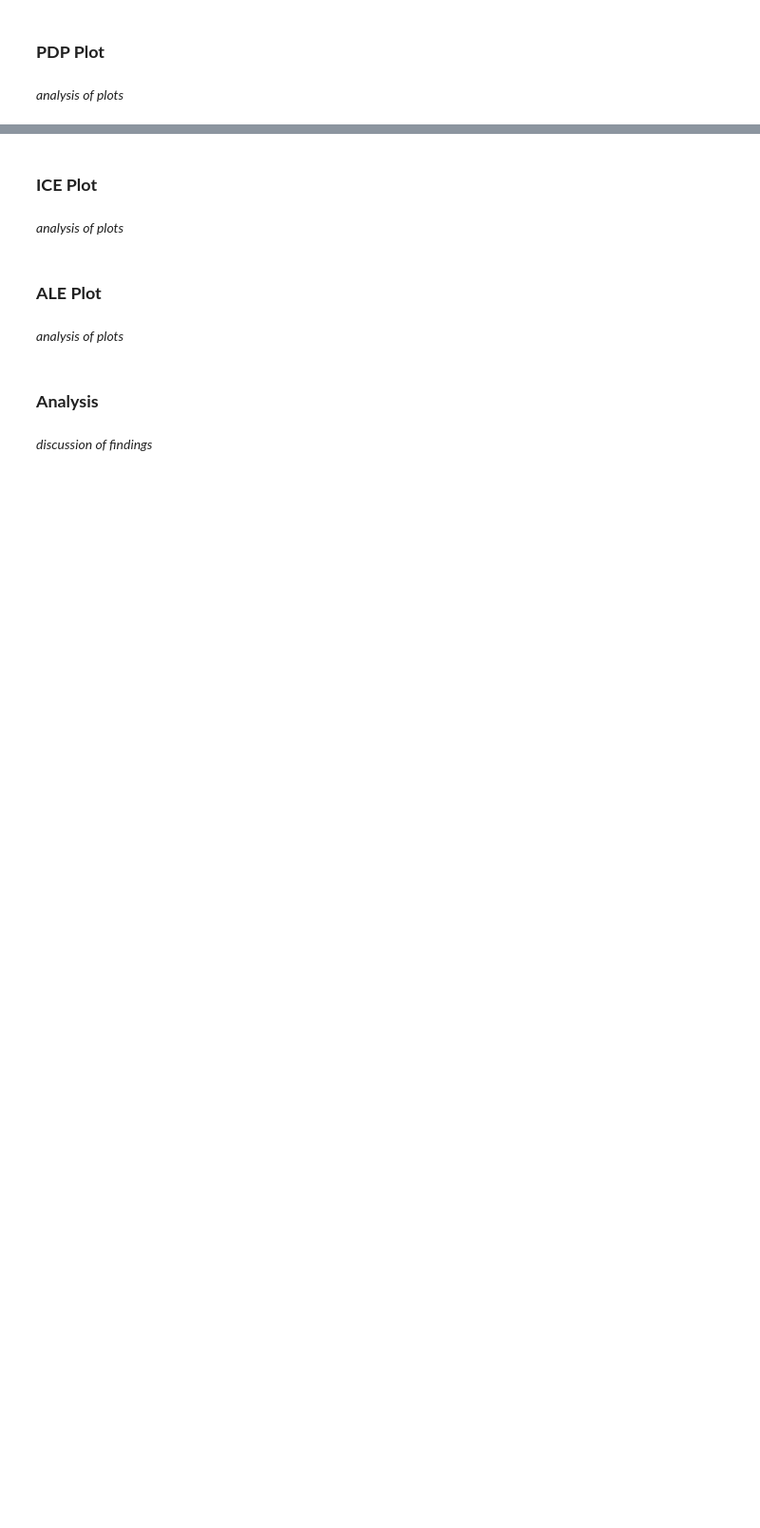
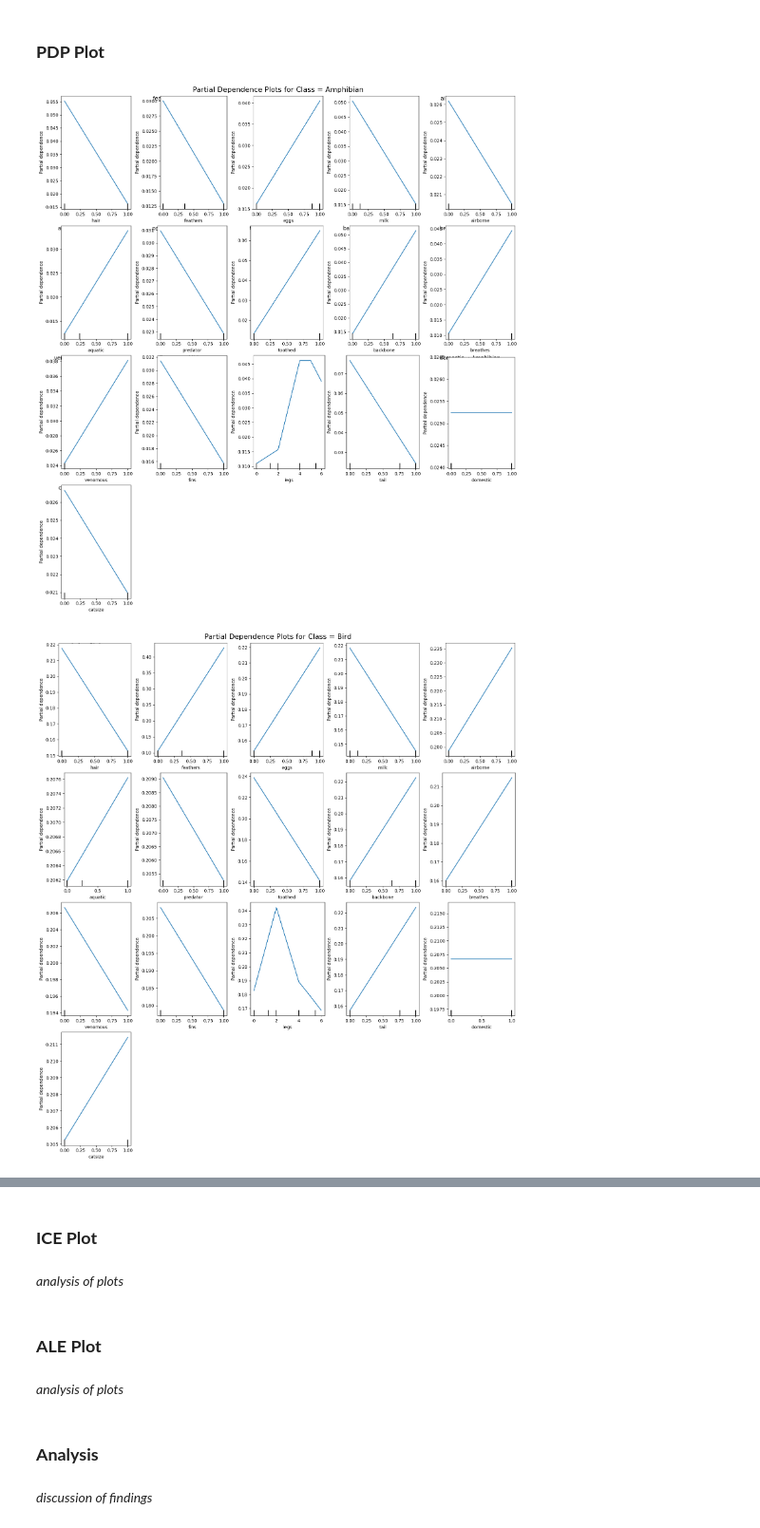
Before and after one commit to Mkhan13/XAI, a Jupyter notebook: explainable_techniques_II.ipynb, the cells around one changed output, grey strips where cells are left out. Shown at 95% size. Drawn from its saved outputs; the diff is of its cells as text; code cells hidden in the pictures; blank space fills up the shorter version.

Commit message:
pdp plots

```diff
--- a/explainable_techniques_II.ipynb
+++ b/explainable_techniques_II.ipynb
@@ -75,0 +85,11 @@ print(zoo_df.head())
+# %%
+# Prepare features and target
+X = zoo_df.drop(columns=["animal_name", "class_type"])
+y = zoo_df["class_type"]
+
+# Train/test split
+X_train, X_test, y_train, y_test = train_test_split(X, y, test_size=0.2, random_state=42, stratify=y) # Stratify to avoid class imbalance
+# %%
+# Train model
+model = RandomForestClassifier(n_estimators=100, random_state=42)
+model.fit(X_train, y_train)
@@ -76,4 +98,23 @@ print(zoo_df.head())
 # %% [markdown]
 ### **PDP Plot**
-# %% [markdown]
-*analysis of plots*
+# %%
+feature_names = X.columns.tolist() # Get all features
+class_labels = model.classes_ # Get all target classes
+
+# Create PDP plots for each feature against each class
+for target_class in class_labels:
+    fig, axes = plt.subplots(nrows=int(len(feature_names) / 3) + 1, ncols=5, figsize=(15, len(feature_names) * 1.5), constrained_layout=True)
+    axes = axes.flatten()
+
+    for i, feature in enumerate(feature_names):
+        PartialDependenceDisplay.from_estimator(model, X_test, [feature], kind="average", target=target_class, ax=axes[i]) # Create PDP plot
+        axes[i].set_title(f"{feature} → {target_class}")
+
+    for j in range(len(feature_names), len(axes)): # Hide unused axes (if number of features not multiple of 3)
+        fig.delaxes(axes[j])
+
+    fig.suptitle(f"Partial Dependence Plots for Class = {target_class}", fontsize=16)
+    plt.show()
+# %% [output]
+[figure, added]
+[figure, added]
```
Also changed, not shown: parts of 6 cells of this notebook.
